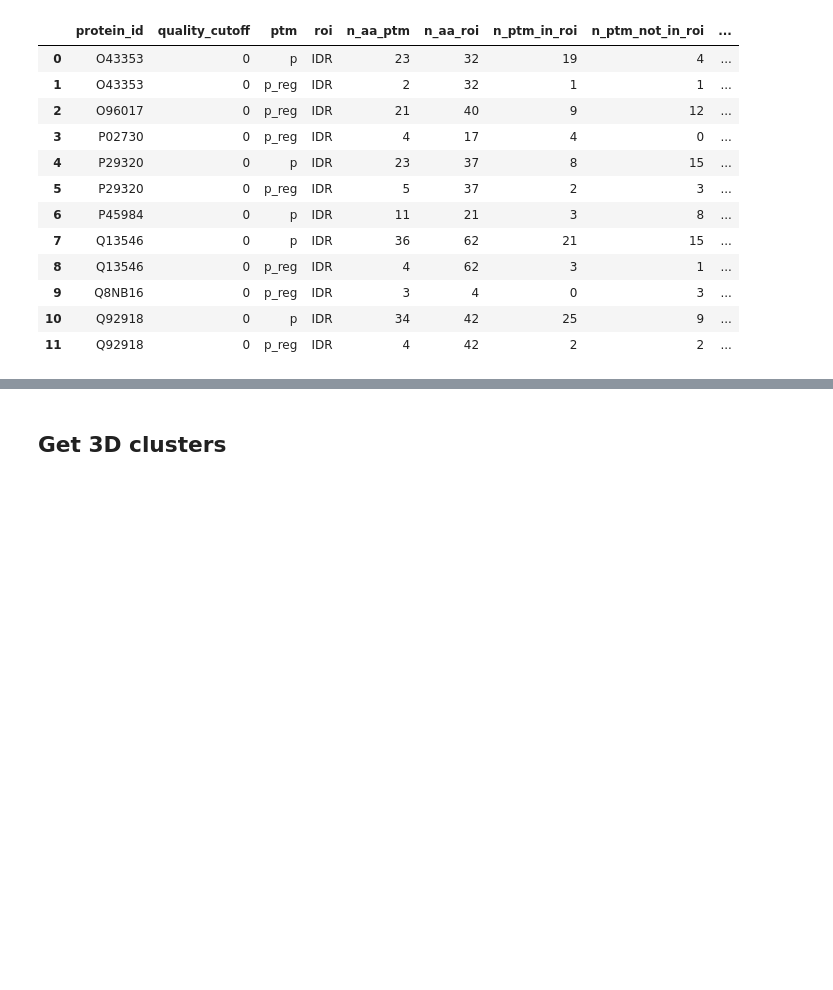
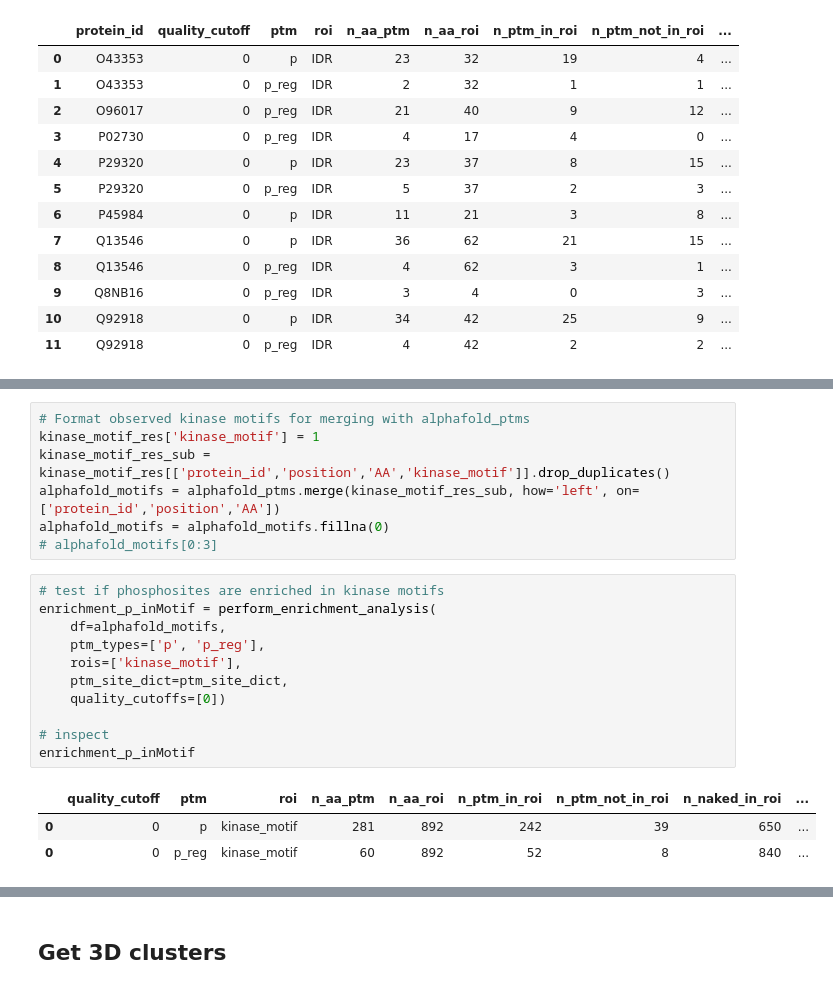
Before and after one commit to MannLabs/structuremap, a Jupyter notebook: nbs/tutorial.ipynb, the cells around one changed output, grey strips where cells are left out. Cells and saved outputs as stored; diff of their text form; blank space fills up the shorter version.

```diff
--- a/nbs/tutorial.ipynb
+++ b/nbs/tutorial.ipynb
@@ -195,0 +217,22 @@ enrichment_p_per_protein
+# %%
+# Format observed kinase motifs for merging with alphafold_ptms
+kinase_motif_res['kinase_motif'] = 1
+kinase_motif_res_sub = kinase_motif_res[['protein_id','position','AA','kinase_motif']].drop_duplicates()
+alphafold_motifs = alphafold_ptms.merge(kinase_motif_res_sub, how='left', on=['protein_id','position','AA'])
+alphafold_motifs = alphafold_motifs.fillna(0)
+# alphafold_motifs[0:3]
+# %%
+# test if phosphosites are enriched in kinase motifs
+enrichment_p_inMotif = perform_enrichment_analysis(
+    df=alphafold_motifs,
+    ptm_types=['p', 'p_reg'],
+    rois=['kinase_motif'],
+    ptm_site_dict=ptm_site_dict,
+    quality_cutoffs=[0])
+
+# inspect
+enrichment_p_inMotif
+# %% [output]
+|  | quality_cutoff | ptm | roi | n_aa_ptm | n_aa_roi | n_ptm_in_roi | n_ptm_not_in_roi | n_naked_in_roi | ... |
+| 0 | 0 | p | kinase_motif | 281 | 892 | 242 | 39 | 650 | ... |
+| 0 | 0 | p_reg | kinase_motif | 60 | 892 | 52 | 8 | 840 | ... |
```
Also changed, not shown: parts of 13 cells of this notebook, 2 other files.
